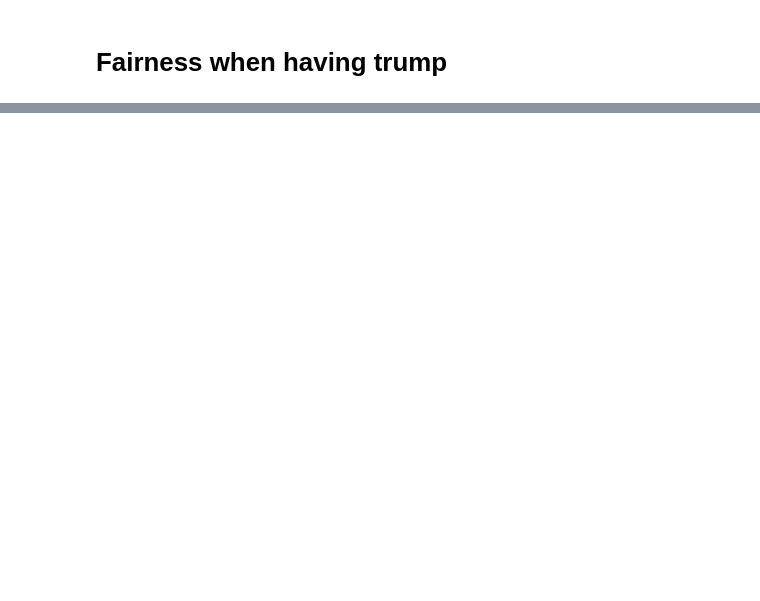
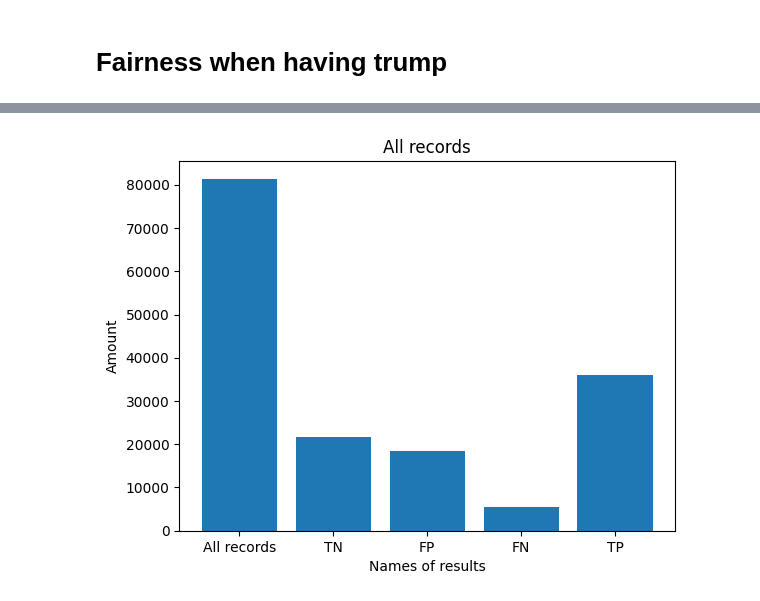
Before and after one commit to me3eh/-Bar-BoRoSa, a Jupyter notebook: model/data/fairness_metrics.ipynb, the cells around one changed output, grey strips where cells are left out. Drawn from its saved outputs; the diff is of its cells as text; code cells hidden in the pictures; blank space fills up the shorter version.

Commit message:
Add fairness file

```diff
--- a/model/data/fairness_metrics.ipynb
+++ b/model/data/fairness_metrics.ipynb
@@ -131,14 +141,19 @@ def fairness_metrics(df):
     """Calculate fairness for subgroup of population"""
 
     #Confusion Matrix
-    cm=confusion_matrix(df['y'],df['y_pred'])
+    cm=confusion_matrix(df['label'],df['y_pred'])
     TN, FP, FN, TP = cm.ravel()
 
     N = TP+FP+FN+TN #Total population
+    print(TN, "TN")
+    print(FP, "FP")
+    print(FN, "FN")
+    print(TP, "TP")
+    print(N, "N")
     ACC = (TP+TN)/N #Accuracy
     TPR = TP/(TP+FN) # True positive rate
     FPR = FP/(FP+TN) # False positive rate
     FNR = FN/(TP+FN) # False negative rate
     PPP = (TP + FP)/N # % predicted as positive
 
-    return np.array([ACC, TPR, FPR, FNR, PPP])
+    return np.array([[ACC, TPR, FPR, FNR, PPP], [N, TN, FP, FN, TP]])
@@ -163,5 +162,2 @@ def fairness_metrics(df):
 # %%
-concat_data["y"] = [1 if y == 'Real' else 0 for y in concat_data['label']]
-concat_data["y_pred"] = [model.predict(y) for y in concat_data['text']]
-result = fairness_metrics(concat_data)
-result
+concat_data["y_pred"] = [1 if predict(y, model) == "true" else 0 for y in concat_data['text']]
@@ -169,8 +193,5 @@ result
 # Fairness when having trump
 # %%
 df_containing_trump = concat_data.loc[concat_data['does_contain_trump'] == True]
-result = fairness_metrics(df_containing_trump)
-result
-# df_containing_trump
-# df["does_contain_trump"]
-# df
+with_trump = fairness_metrics(df_containing_trump)
+with_trump
@@ -177,4 +208,4 @@ result
 # %%
 df_without_trump = concat_data.loc[concat_data['does_contain_trump'] == False]
-result = fairness_metrics(df_without_trump)
-result
+without_trump = fairness_metrics(df_without_trump)
+without_trump
@@ -379,0 +222,11 @@ result
+# %%
+labels = ("All records", "TN", "FP", "FN", "TP")
+index = (1, 2, 3, 4, 5)
+sizes = [result[1][0], result[1][1], result[1][2], result[1][3], result[1][4]]
+pyplot.bar(index, sizes, tick_label=labels)
+pyplot.xlabel("Names of results")
+pyplot.ylabel("Amount")
+pyplot.title("All records")
+pyplot.show()
+# %% [output]
+[figure, added]
```
Also changed, not shown: parts of 30 cells of this notebook, 1 other file.
